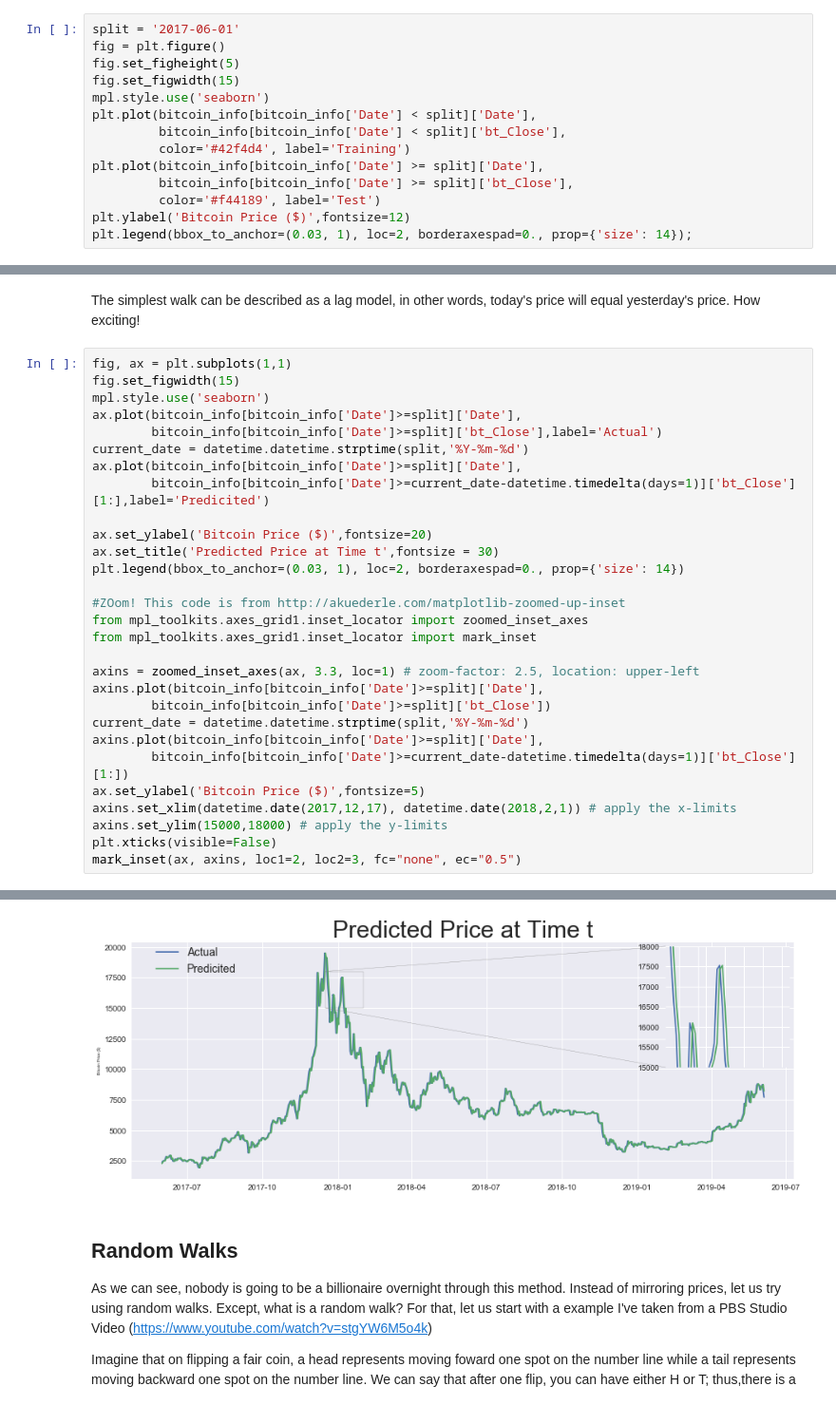
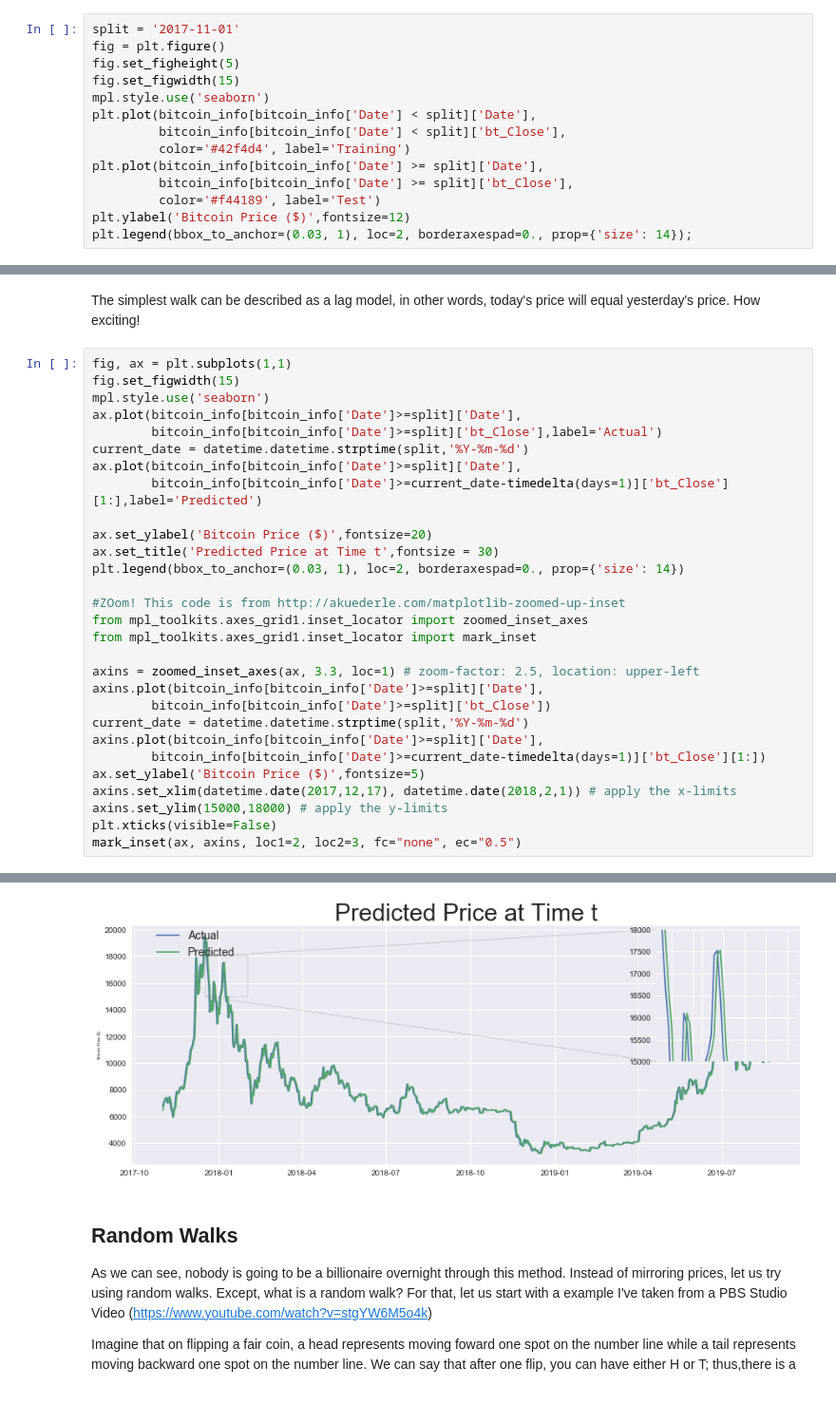
Before and after one commit to Viraj-Joshi/BitCoin-Price-Predictor, a Jupyter notebook: Bitcoin Price Predictor.ipynb, the cells around one changed output, grey strips where cells are left out. Shown: that part at 95% size. Cells and saved outputs as stored; diff of their text form.

```diff
--- a/Bitcoin Price Predictor.ipynb
+++ b/Bitcoin Price Predictor.ipynb
@@ -59,7 +60,7 @@ bitcoin_info.head()
 # %% [markdown]
 Let us now mark the data which data the model will be trained on prior and tested on after. Arbitraily, I will pick the 1st of June 2017 as that data.
 # %%
-split = '2017-06-01'
+split = '2017-11-01'
 fig = plt.figure()
 fig.set_figheight(5)
 fig.set_figwidth(15)
@@ -80,36 +81,36 @@ The simplest walk can be described as a lag model, in other words, today's price
 fig, ax = plt.subplots(1,1)
 fig.set_figwidth(15)
 mpl.style.use('seaborn')
 ax.plot(bitcoin_info[bitcoin_info['Date']>=split]['Date'],
         bitcoin_info[bitcoin_info['Date']>=split]['bt_Close'],label='Actual')
 current_date = datetime.datetime.strptime(split,'%Y-%m-%d')
 ax.plot(bitcoin_info[bitcoin_info['Date']>=split]['Date'],
-        bitcoin_info[bitcoin_info['Date']>=current_date-datetime.timedelta(days=1)]['bt_Close'][1:],label='Predicited')
+        bitcoin_info[bitcoin_info['Date']>=current_date-timedelta(days=1)]['bt_Close'][1:],label='Predicted')
 
 ax.set_ylabel('Bitcoin Price ($)',fontsize=20)
 ax.set_title('Predicted Price at Time t',fontsize = 30)
 plt.legend(bbox_to_anchor=(0.03, 1), loc=2, borderaxespad=0., prop={'size': 14})
 
 #ZOom! This code is from http://akuederle.com/matplotlib-zoomed-up-inset
 from mpl_toolkits.axes_grid1.inset_locator import zoomed_inset_axes
 from mpl_toolkits.axes_grid1.inset_locator import mark_inset
 
 axins = zoomed_inset_axes(ax, 3.3, loc=1) # zoom-factor: 2.5, location: upper-left
 axins.plot(bitcoin_info[bitcoin_info['Date']>=split]['Date'],
         bitcoin_info[bitcoin_info['Date']>=split]['bt_Close'])
 current_date = datetime.datetime.strptime(split,'%Y-%m-%d')
 axins.plot(bitcoin_info[bitcoin_info['Date']>=split]['Date'],
-        bitcoin_info[bitcoin_info['Date']>=current_date-datetime.timedelta(days=1)]['bt_Close'][1:])
+        bitcoin_info[bitcoin_info['Date']>=current_date-timedelta(days=1)]['bt_Close'][1:])
 ax.set_ylabel('Bitcoin Price ($)',fontsize=5)
 axins.set_xlim(datetime.date(2017,12,17), datetime.date(2018,2,1)) # apply the x-limits
 axins.set_ylim(15000,18000) # apply the y-limits
 plt.xticks(visible=False)
 mark_inset(ax, axins, loc1=2, loc2=3, fc="none", ec="0.5")
 # %% [output]
 (<mpl_toolkits.axes_grid1.inset_locator.BboxPatch at 0x...>,
  <mpl_toolkits.axes_grid1.inset_locator.BboxConnector at 0x...>,
  <mpl_toolkits.axes_grid1.inset_locator.BboxConnector at 0x...>)
-[figure, old version]
+[figure, new version]
 # %% [markdown]
 ## Random Walks
 As we can see, nobody is going to be a billionaire overnight through this method. Instead of mirroring prices, let us try using
```
Also changed, not shown: parts of 38 cells of this notebook.
